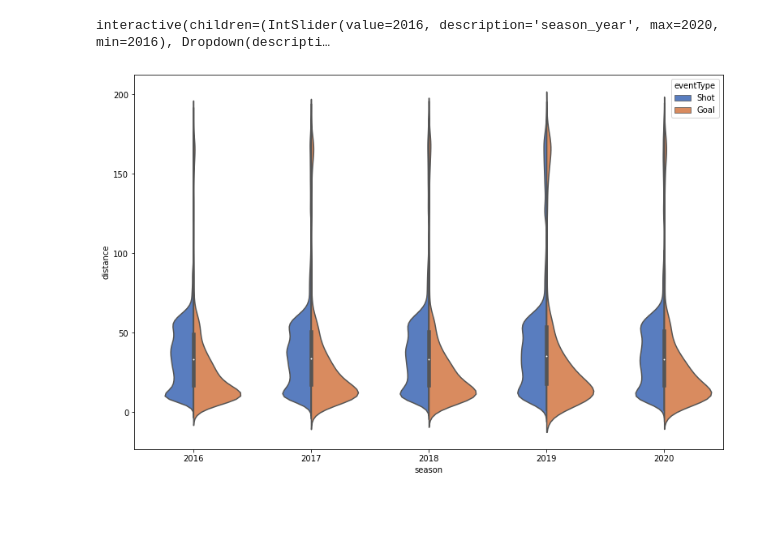
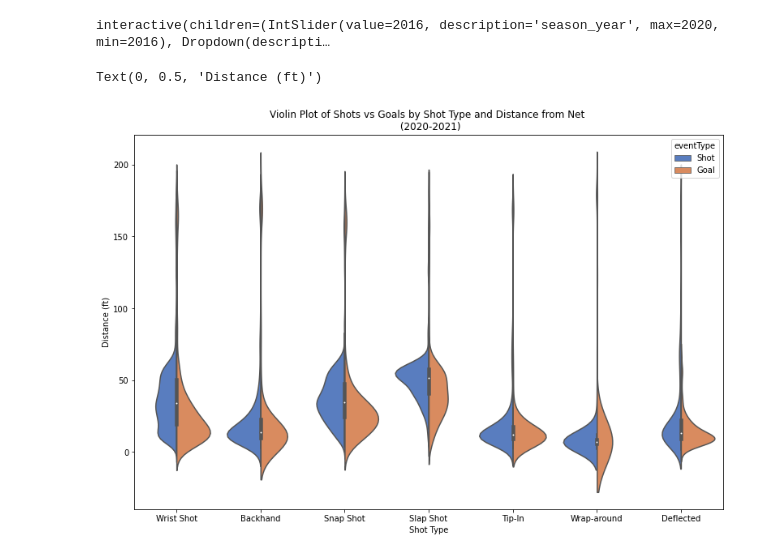
Before and after one commit to sorinmuchi/IFT6758, a Jupyter notebook: notebooks/050. Question 5.ipynb, the cells around one changed output. Drawn from its saved outputs; the diff is of its cells as text; code cells hidden in the pictures; blank space fills up the shorter version.

```diff
--- a/notebooks/050. Question 5.ipynb
+++ b/notebooks/050. Question 5.ipynb
@@ -152,3 +157,40 @@ def show_data(season_year, game_type):
     plot_pct_by_shot_type_relplot(season_data, season_year)
 # %% [output]
 interactive(children=(IntSlider(value=2016, description='season_year', max=2020, min=2016), Dropdown(descripti…
+# %%
+season_year = 2020
+selected = df_normalized[df_normalized['season'] == season_year]
+
+events = selected.copy()
+events['distance_1ft'] = events['distance'].round()
+
+events_goals_only = events[events['eventType'] == 'Goal']
+score_percentage_by_distance = (
+    events_goals_only.groupby(['distance_1ft', 'shotType'])['eventType'].count() /
+    events.groupby(['distance_1ft', 'shotType'])['eventType'].count()
+) * 100
+
+
+score_percentage_by_distance = score_percentage_by_distance.reset_index().dropna()
+
+score_percentage_by_distance = pd.merge(
+    score_percentage_by_distance,
+    events.groupby(['distance_1ft', 'shotType'])['eventType'].count().reset_index().dropna().rename(columns={'eventType': 'Shot Count'}),
+    on=['distance_1ft', 'shotType']
+)
+
+score_percentage_by_distance = score_percentage_by_distance.rename(columns={
+    'eventType': 'Goal Percentage',
+    'distance_1ft': 'Distance (ft)',
+    'shotType': 'Shot Type'
+})
+
+sns.relplot(
+    x=score_percentage_by_distance['Distance (ft)'],
+    y=score_percentage_by_distance['Goal Percentage'],
+    size=score_percentage_by_distance['Shot Count'],
+    col=score_percentage_by_distance['Shot Type'],
+    col_wrap=3,
+)
+plt.suptitle(f'Goal Percent (shots/goals) vs Distance (ft) by Shot Type, and Shot Count Scaled \n ({season_year} - {season_year+1})', fontsize=16)
+plt.tight_layout()
@@ -211,8 +255,12 @@ interactive(children=(IntSlider(value=2016, description='season_year', max=2020,
 # %%
 fig, ax = plt.subplots(figsize=(13,8.5))
 plt.axis('on')
 
-ax = sns.violinplot(x="season", y="distance", hue="eventType",
-                data=df_normalized, palette="muted", split=True)
+ax = sns.violinplot(x="shotType", y="distance", hue="eventType",
+                data=selected, palette="muted", split=True)
+plt.title('Violin Plot of Shots vs Goals by Shot Type and Distance from Net \n (2020-2021)')
+plt.xlabel('Shot Type')
+plt.ylabel('Distance (ft)')
 # %% [output]
+Text(0, 0.5, 'Distance (ft)')
-[figure, old version]
+[figure, new version]
```
Also changed, not shown: parts of 7 cells of this notebook, 1 other file.
